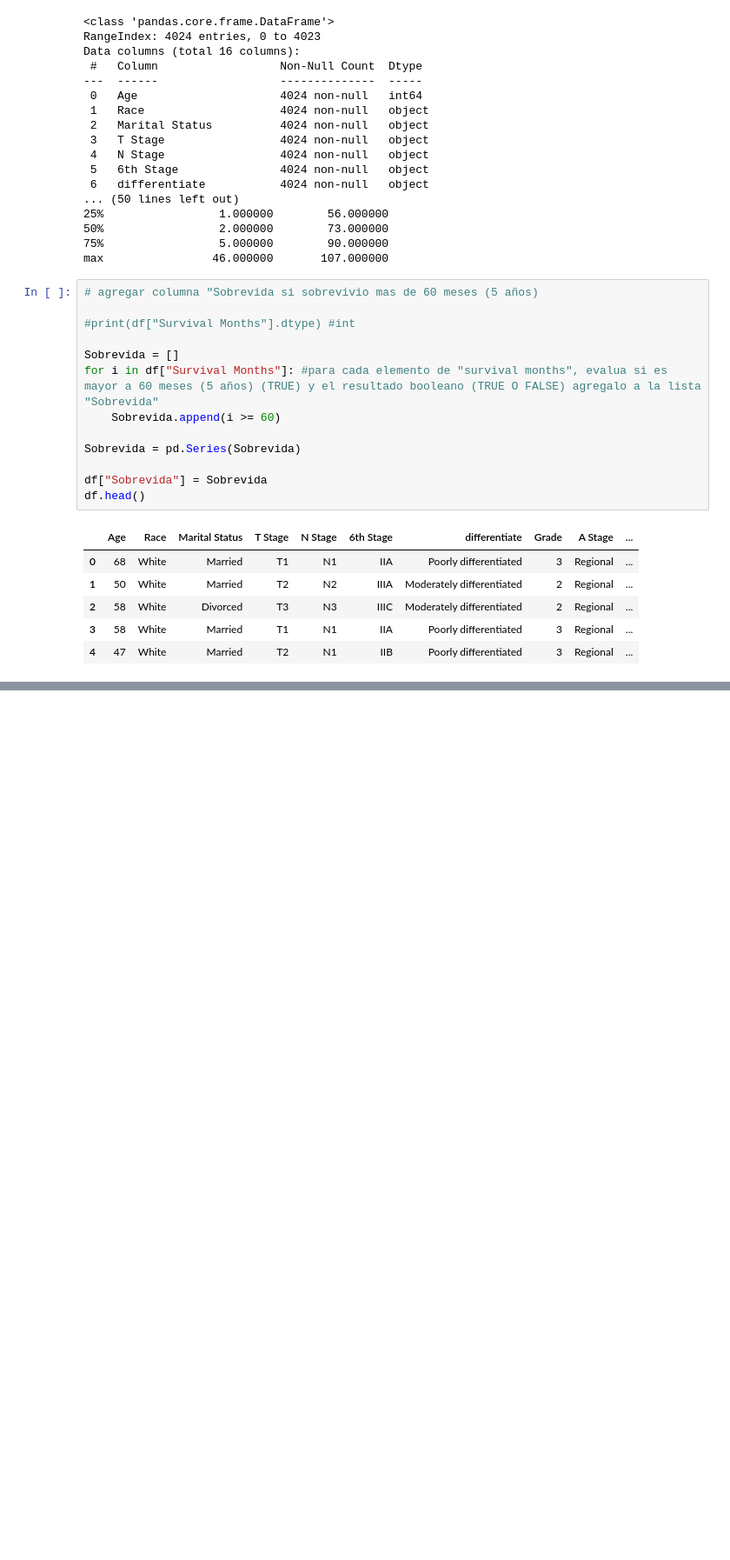
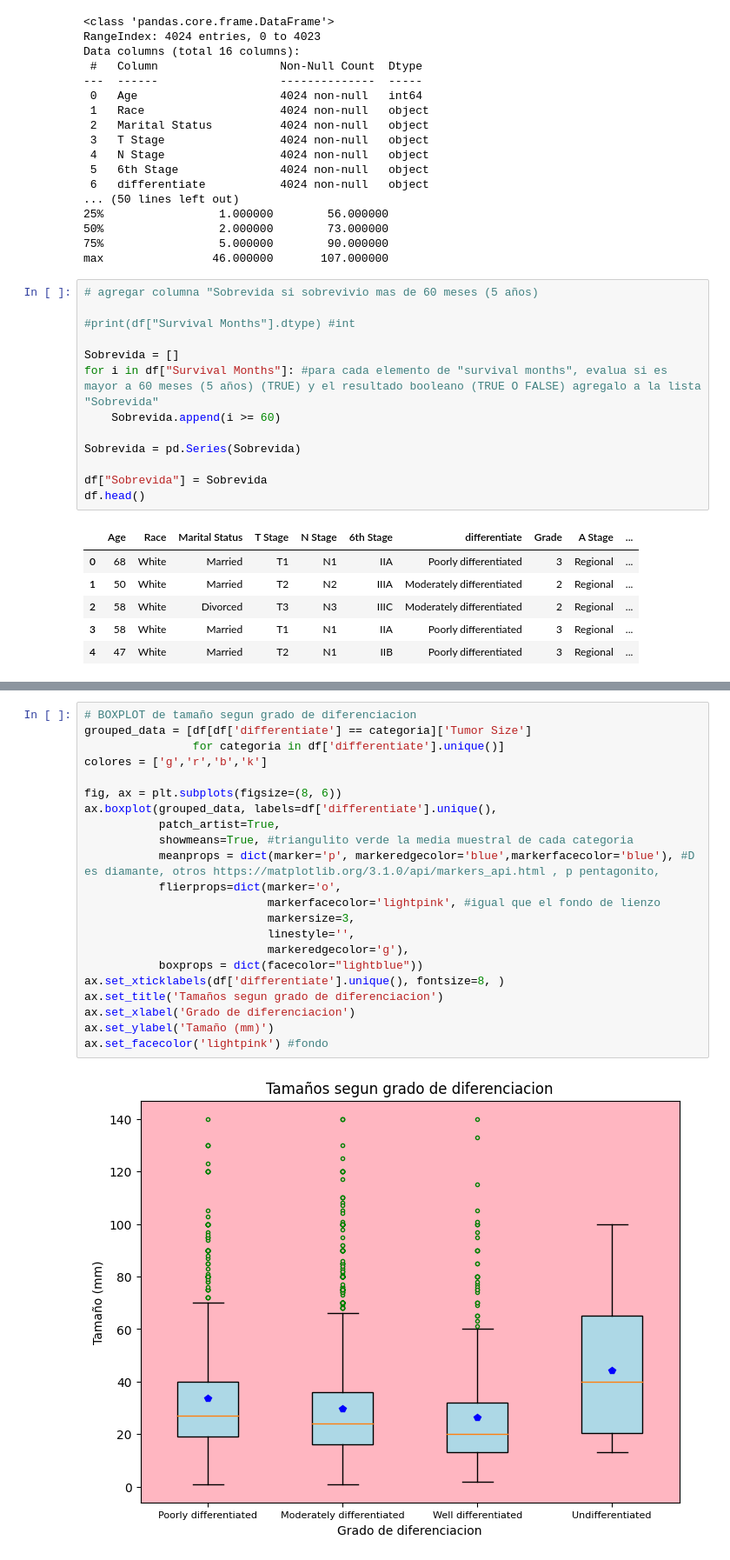
Before and after one commit to LuisaBeccar/Clases-de-CoderHouse-Data-Science, a Jupyter notebook: LuisaBeccarVarela_TP.ipynb, the cells around one changed output, grey strips where cells are left out. Shown at 87% size. Drawn from its saved outputs; the diff is of its cells as text; blank space fills up the shorter version.

```diff
--- a/LuisaBeccarVarela_TP.ipynb
+++ b/LuisaBeccarVarela_TP.ipynb
@@ -145,0 +252,24 @@ print("NO SOBREVIVIENTES", df_NOsv.describe(include=object).T, "\n", "\n", df_NO
+# %%
+# BOXPLOT de tamaño segun grado de diferenciacion
+grouped_data = [df[df['differentiate'] == categoria]['Tumor Size']
+                for categoria in df['differentiate'].unique()]
+colores = ['g','r','b','k']
+
+fig, ax = plt.subplots(figsize=(8, 6))
+ax.boxplot(grouped_data, labels=df['differentiate'].unique(),
+           patch_artist=True,
+           showmeans=True, #triangulito verde la media muestral de cada categoria
+           meanprops = dict(marker='p', markeredgecolor='blue',markerfacecolor='blue'), #D es diamante, otros https://matplotlib.org/3.1.0/api/markers_api.html , p pentagonito,
+           flierprops=dict(marker='o',
+                           markerfacecolor='lightpink', #igual que el fondo de lienzo
+                           markersize=3,
+                           linestyle='',
+                           markeredgecolor='g'),
+           boxprops = dict(facecolor="lightblue"))
+ax.set_xticklabels(df['differentiate'].unique(), fontsize=8, )
+ax.set_title('Tamaños segun grado de diferenciacion')
+ax.set_xlabel('Grado de diferenciacion')
+ax.set_ylabel('Tamaño (mm)')
+ax.set_facecolor('lightpink') #fondo
+# %% [output]
+[figure, added]
```
Also changed, not shown: parts of 13 cells of this notebook.
